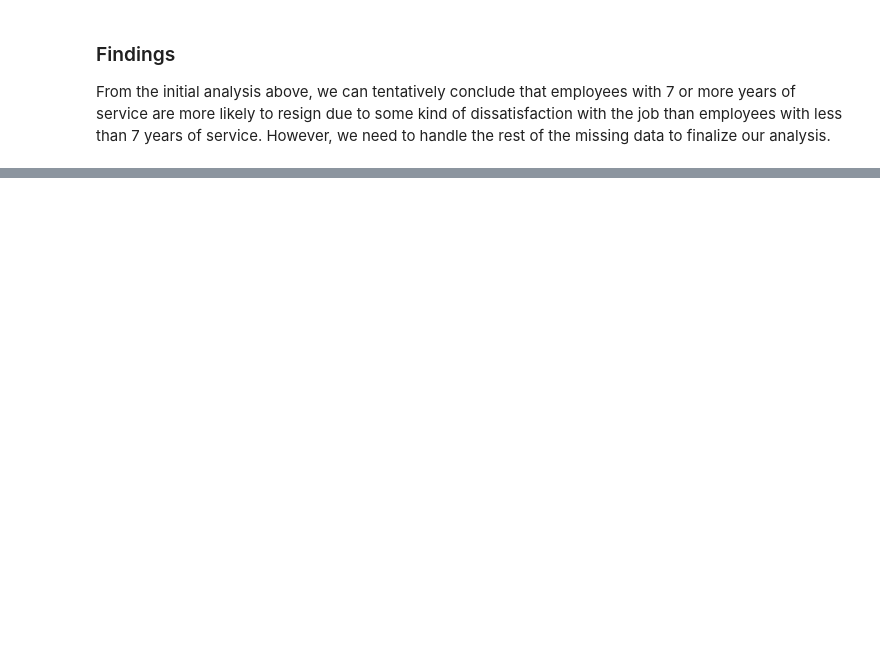
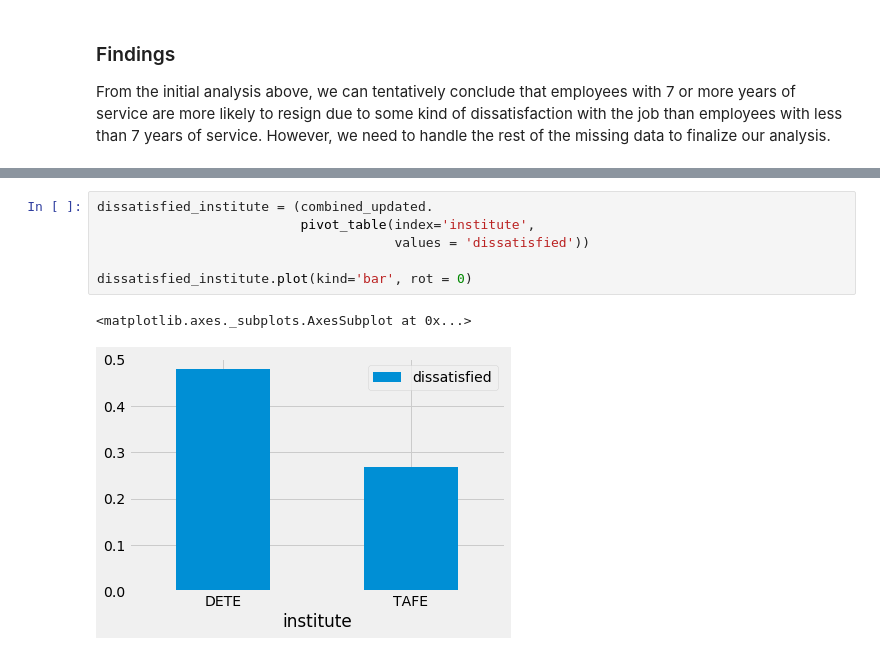
Before and after one commit to orspain/Dataquest, a Jupyter notebook: 2.4 Data Cleaning and Analysis/Analyze Employee Exit Surveys.ipynb, the cells around one changed output, grey strips where cells are left out. Cells and saved outputs as stored; diff of their text form; blank space fills up the shorter version.

```diff
--- a/2.4 Data Cleaning and Analysis/Analyze Employee Exit Surveys.ipynb
+++ b/2.4 Data Cleaning and Analysis/Analyze Employee Exit Surveys.ipynb
@@ -595,0 +728,9 @@ From the initial analysis above, we can tentatively conclude that employees with
+# %%
+dissatisfied_institute = (combined_updated.
+                          pivot_table(index='institute',
+                                      values = 'dissatisfied'))
+
+dissatisfied_institute.plot(kind='bar', rot = 0)
+# %% [output]
+<matplotlib.axes._subplots.AxesSubplot at 0x...>
+[figure, added]
```
Also changed, not shown: parts of 12 cells of this notebook.
